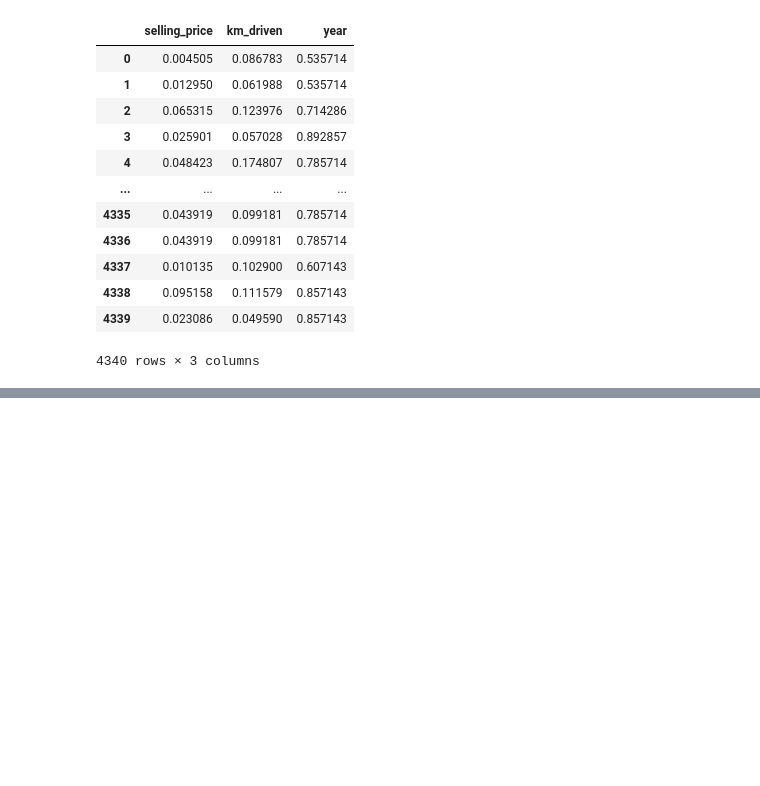
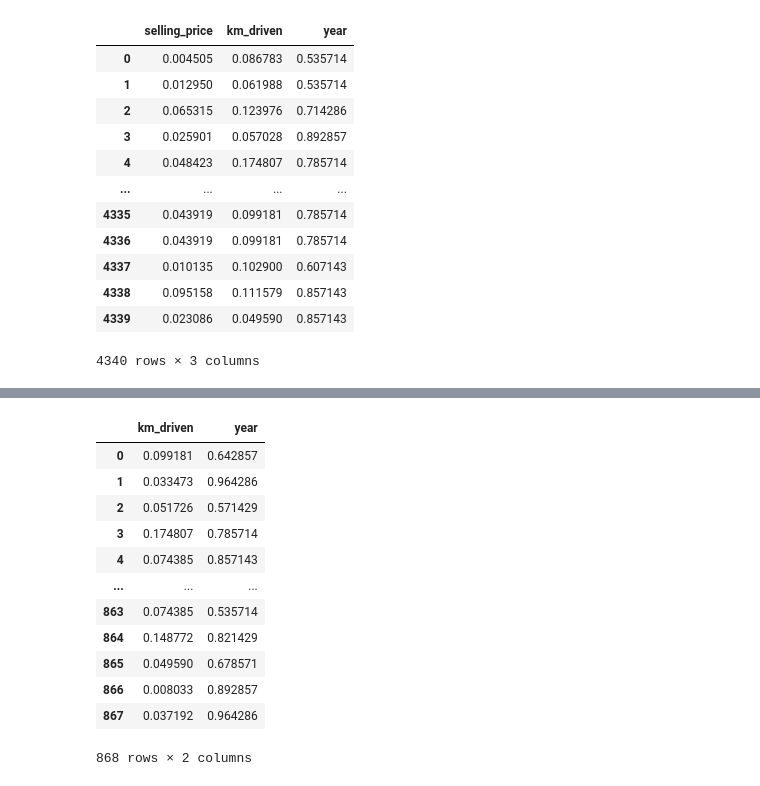
Before and after one commit to Dhe-Reigner/sk-learn, a Jupyter notebook: sci.ipynb, the cells around one changed output, grey strips where cells are left out. Cells and saved outputs as stored; diff of their text form; code cells hidden in the pictures; blank space fills up the shorter version.

```diff
--- a/sci.ipynb
+++ b/sci.ipynb
@@ -267,0 +360,16 @@ scaled_df
+# %%
+X_test_scalled
+# %% [output]
+|  | km_driven | year |
+| 0 | 0.099181 | 0.642857 |
+| 1 | 0.033473 | 0.964286 |
+| 2 | 0.051726 | 0.571429 |
+| 3 | 0.174807 | 0.785714 |
+| 4 | 0.074385 | 0.857143 |
+| ... | ... | ... |
+| 863 | 0.074385 | 0.535714 |
+| 864 | 0.148772 | 0.821429 |
+| 865 | 0.049590 | 0.678571 |
+| 866 | 0.008033 | 0.892857 |
+| 867 | 0.037192 | 0.964286 |
+868 rows × 2 columns
```
Also changed, not shown: parts of 16 cells of this notebook.
